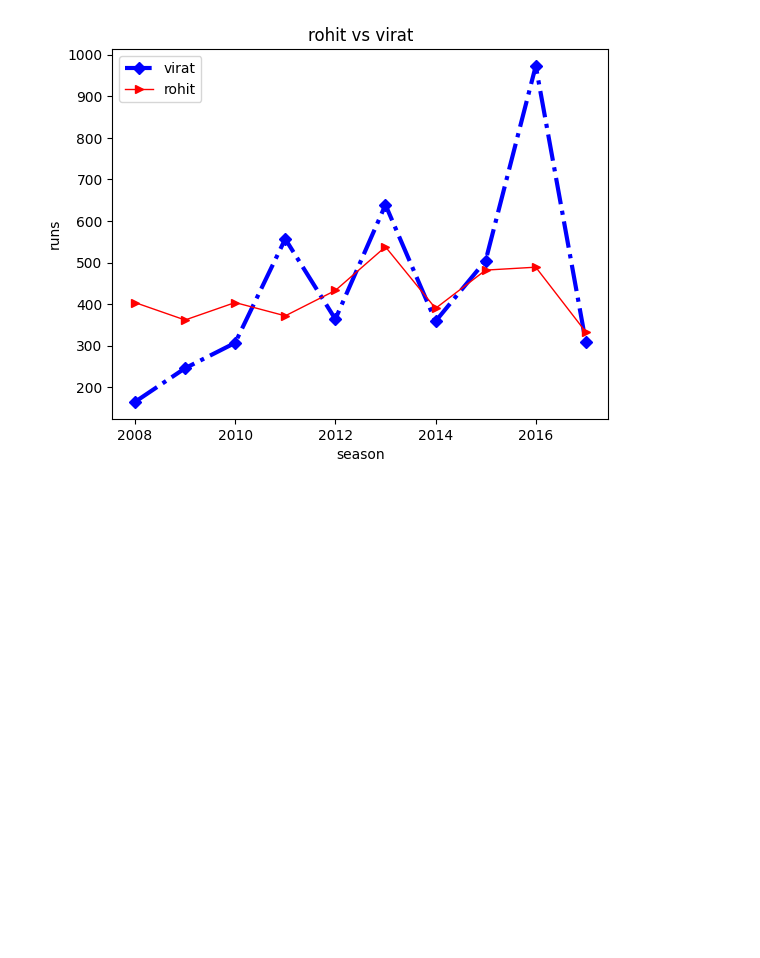
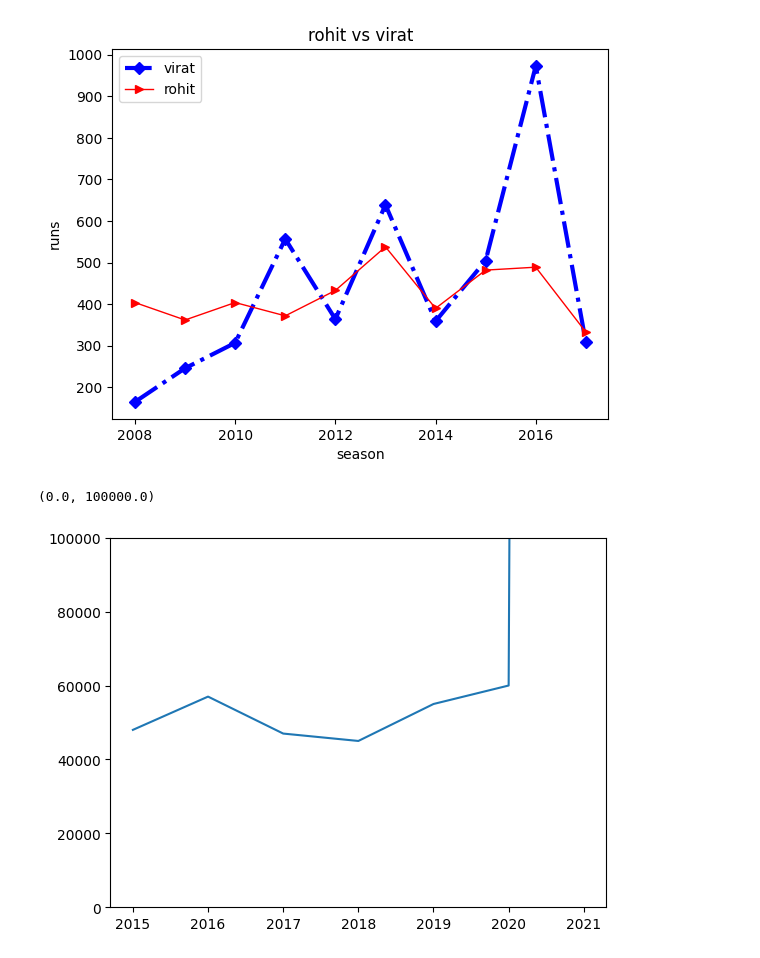
Before and after one commit to Abhinav09062005/python-, a Jupyter notebook: chapter4/mathplotlib.ipynb, the cells around one changed output. Saved outputs shown, nothing was run; the diff lists cells and outputs as text; code cells hidden in the pictures; blank space fills up the shorter version.

```diff
--- a/chapter4/mathplotlib.ipynb
+++ b/chapter4/mathplotlib.ipynb
@@ -62,6 +62,10 @@ plt.legend(loc='best')
 [figure]
 # %%
 #limiting axes
-price=[48000,57000,47000,45000,55000,60000]
-year=[2015,2016,2017,2018,2019,2020]
+price=[48000,57000,47000,45000,55000,60000,4000000]
+year=[2015,2016,2017,2018,2019,2020,2021]
 plt.plot(year,price)
+plt.ylim(0,100000)
+# %% [output]
+(0.0, 100000.0)
+[figure, added]
```
Also changed, not shown: parts of 1 cell of this notebook.
